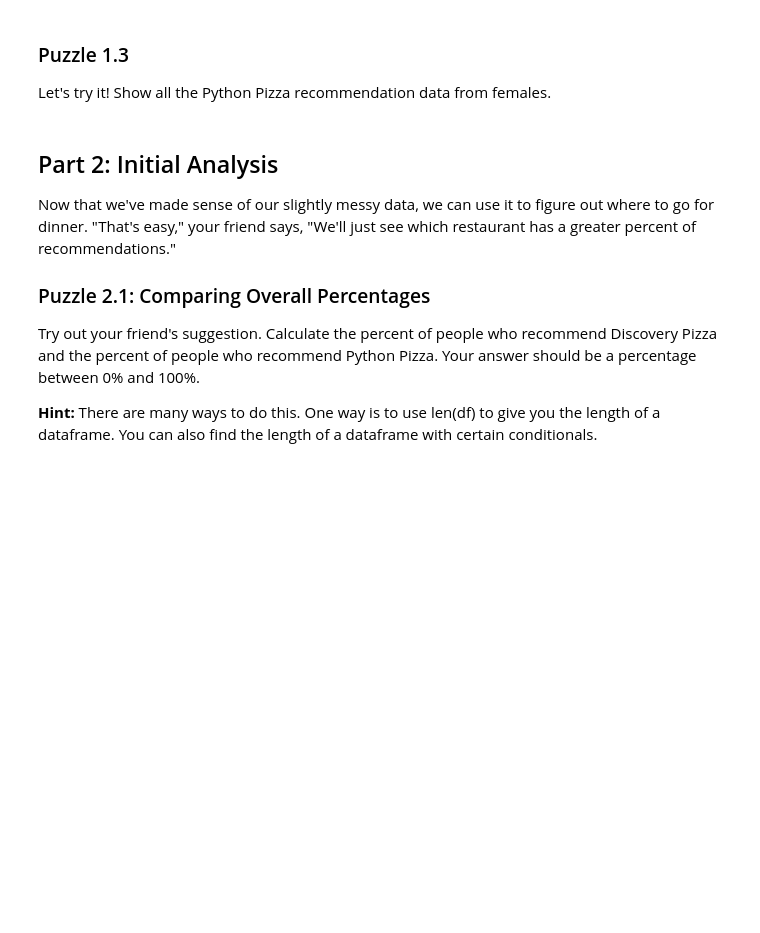
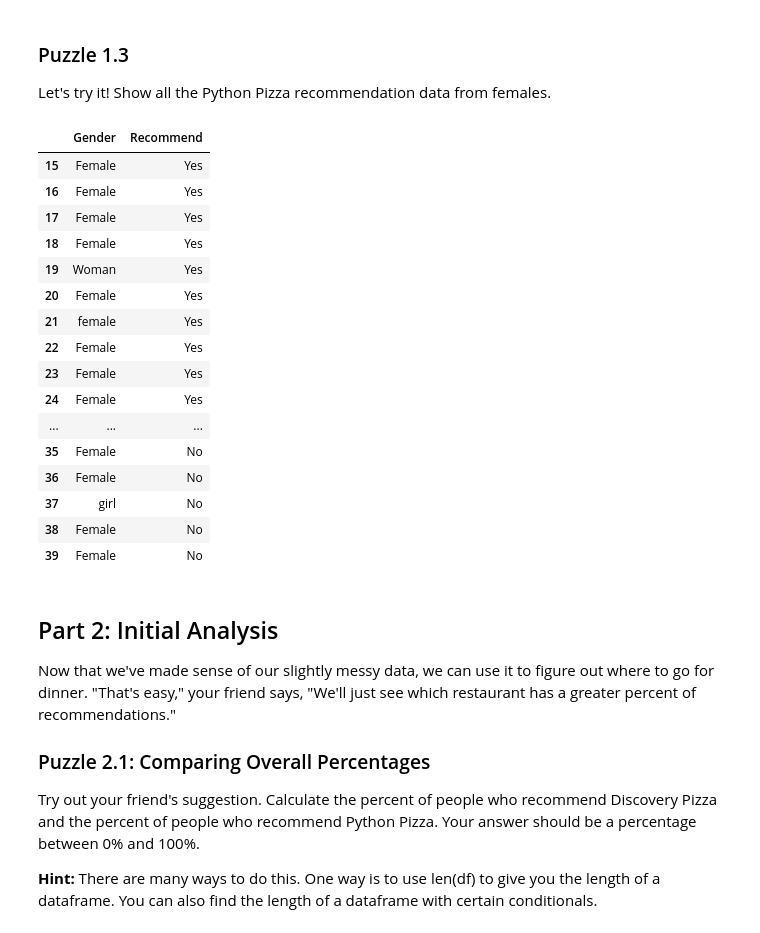
Before and after one commit to rgu6/Rachael-Gu, a Jupyter notebook: lab_simpsons_paradox/simpsons_paradox.ipynb, the cells around one changed output. Saved outputs shown, nothing was run; the diff lists cells and outputs as text; code cells hidden in the pictures; blank space fills up the shorter version.

```diff
--- a/lab_simpsons_paradox/simpsons_paradox.ipynb
+++ b/lab_simpsons_paradox/simpsons_paradox.ipynb
@@ -68,11 +68,11 @@ Follow the usual steps for setting up labs. You will need to:
 Follow the steps above to get set up for today's lab.
 # %%
 # Import the pandas library as pd
-
+import pandas as pd
 
 # Read our two pizza datasets into dataframes
-df_pythonpizza = ...
-df_discoverypizza = ...
+df_pythonpizza = pd.read_csv("PythonPizza.csv")
+df_discoverypizza = pd.read_csv("DiscoveryPizza.csv")
 # %%
 ## == TEST CASES for Puzzle 1.1 ==
 # - This read-only cell contains test cases for your previous cell.
@@ -113,7 +117,7 @@ So far in Python, we have encountered **string**, **number**, and **DataFrame**
 The list of words used for male has been put into a Python **List** below. Try the same with the words for female using the list printed in the previous code cell.
 # %%
 male = ["Male", "Man", "male", "Men", "man"]
-female = ...
+female = ["Female", "Woman", "female", "woman", "girl"]
 # %%
 ## == TEST CASES for Puzzle 1.2 ==
 # - This read-only cell contains test cases for your previous cell.
@@ -140,3 +161,23 @@ Let's try it! Show all the Python Pizza recommendation data from females.
+# %%
+df_discoverypizza[df_discoverypizza["Gender"].isin(female)]
+# %% [output]
+|  | Gender | Recommend |
+| 15 | Female | Yes |
+| 16 | Female | Yes |
+| 17 | Female | Yes |
+| 18 | Female | Yes |
+| 19 | Woman | Yes |
+| 20 | Female | Yes |
+| 21 | female | Yes |
+| 22 | Female | Yes |
+| 23 | Female | Yes |
+| 24 | Female | Yes |
+| ... | ... | ... |
+| 35 | Female | No |
+| 36 | Female | No |
+| 37 | girl | No |
+| 38 | Female | No |
+| 39 | Female | No |
 # %% [markdown]
 ## Part 2: Initial Analysis
 
```
Also changed, not shown: parts of 27 cells of this notebook.
